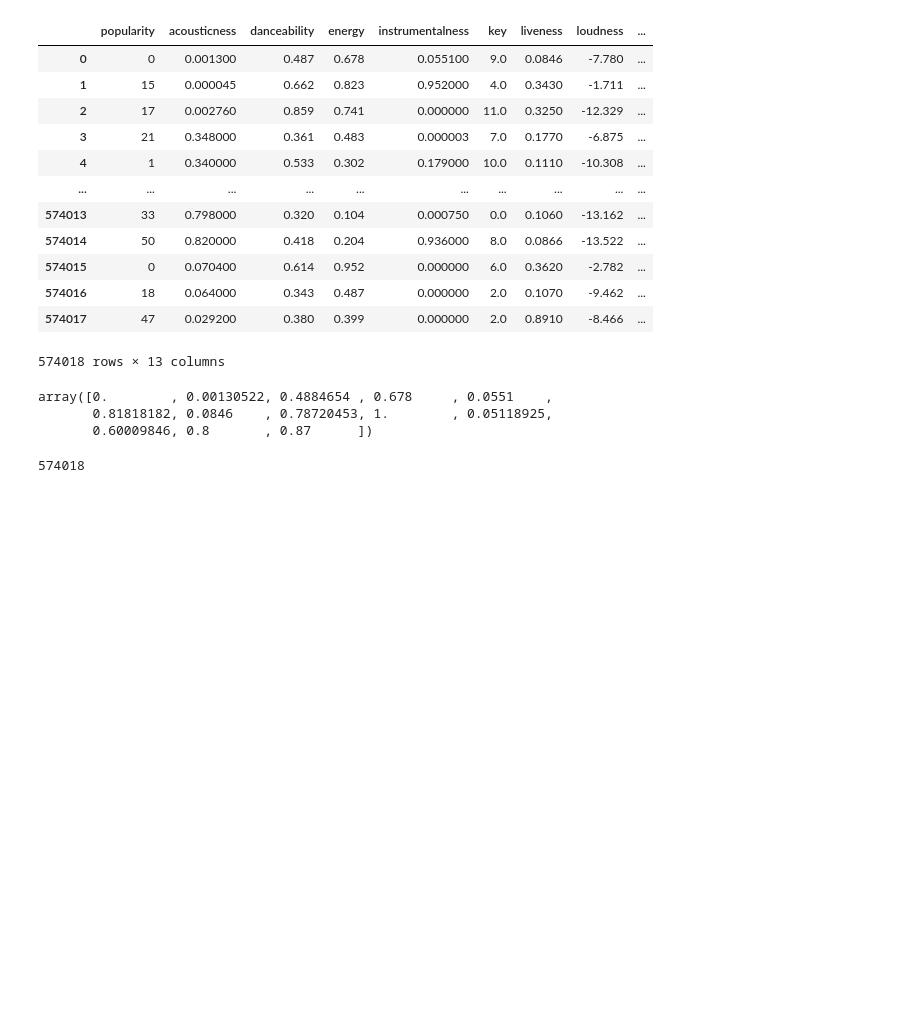
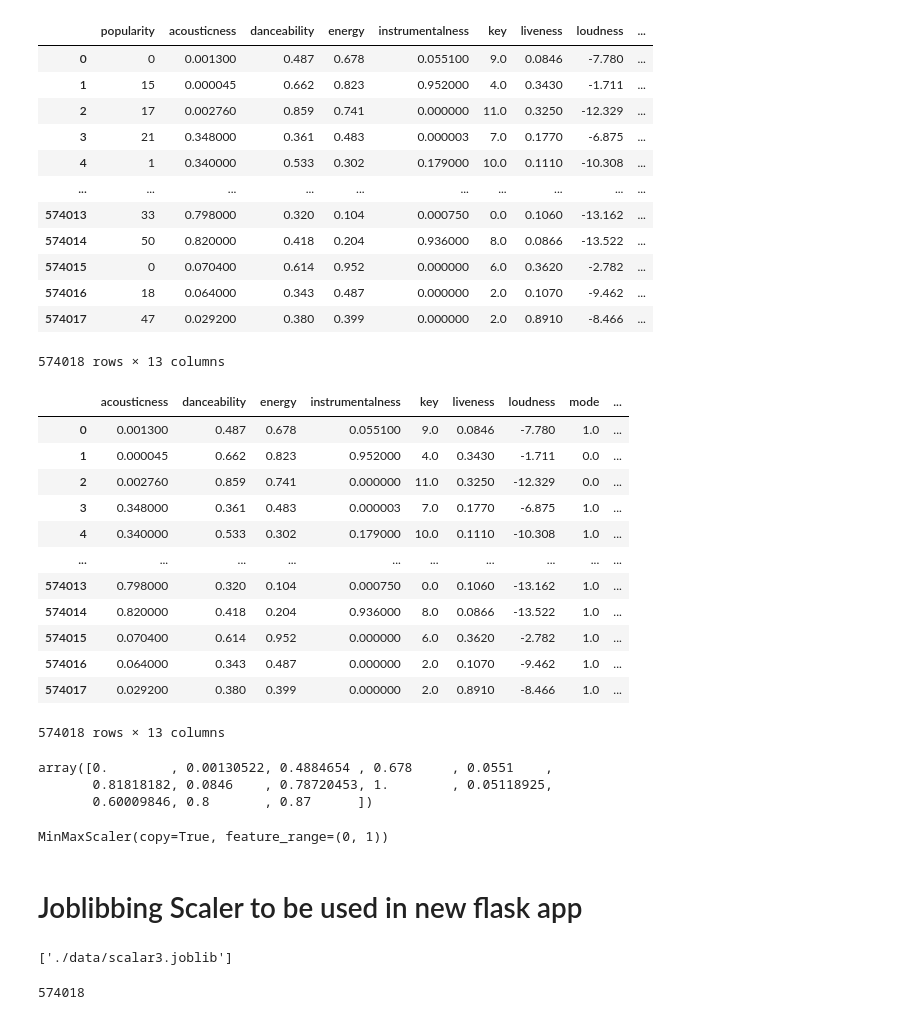
Before and after one commit to BloomTech-Labs/Music-Meteorologist-ds, a Jupyter notebook: model_notebooks/knn_model_v3_with_genre_filtering.ipynb, the cells around one changed output. Saved outputs shown, nothing was run; the diff lists cells and outputs as text; code cells hidden in the pictures; blank space fills up the shorter version.

Commit message:
pushing latest code slated for Flask staging process

```diff
--- a/model_notebooks/knn_model_v3_with_genre_filtering.ipynb
+++ b/model_notebooks/knn_model_v3_with_genre_filtering.ipynb
@@ -122,3 +120,21 @@ X[columns_for_scaling]
+# %%
+X_new = X[columns_for_scaling].reindex(sorted(X[columns_for_scaling].columns), axis=1)
+# %%
+X_new
+# %% [output]
+|  | acousticness | danceability | energy | instrumentalness | key | liveness | loudness | mode | ... |
+| 0 | 0.001300 | 0.487 | 0.678 | 0.055100 | 9.0 | 0.0846 | -7.780 | 1.0 | ... |
+| 1 | 0.000045 | 0.662 | 0.823 | 0.952000 | 4.0 | 0.3430 | -1.711 | 0.0 | ... |
+| 2 | 0.002760 | 0.859 | 0.741 | 0.000000 | 11.0 | 0.3250 | -12.329 | 0.0 | ... |
+| 3 | 0.348000 | 0.361 | 0.483 | 0.000003 | 7.0 | 0.1770 | -6.875 | 1.0 | ... |
+| 4 | 0.340000 | 0.533 | 0.302 | 0.179000 | 10.0 | 0.1110 | -10.308 | 1.0 | ... |
+| ... | ... | ... | ... | ... | ... | ... | ... | ... | ... |
+| 574013 | 0.798000 | 0.320 | 0.104 | 0.000750 | 0.0 | 0.1060 | -13.162 | 1.0 | ... |
+| 574014 | 0.820000 | 0.418 | 0.204 | 0.936000 | 8.0 | 0.0866 | -13.522 | 1.0 | ... |
+| 574015 | 0.070400 | 0.614 | 0.952 | 0.000000 | 6.0 | 0.3620 | -2.782 | 1.0 | ... |
+| 574016 | 0.064000 | 0.343 | 0.487 | 0.000000 | 2.0 | 0.1070 | -9.462 | 1.0 | ... |
+| 574017 | 0.029200 | 0.380 | 0.399 | 0.000000 | 2.0 | 0.8910 | -8.466 | 1.0 | ... |
+574018 rows × 13 columns
 # %%
 # instantiating scaler
 scaler = MinMaxScaler()
@@ -132,6 +149,16 @@ data_scaled[0]
 array([0.        , 0.00130522, 0.4884654 , 0.678     , 0.0551    ,
        0.81818182, 0.0846    , 0.78720453, 1.        , 0.05118925,
        0.60009846, 0.8       , 0.87      ])
+# %%
+data_fitted
+# %% [output]
+MinMaxScaler(copy=True, feature_range=(0, 1))
+# %% [markdown]
+# Joblibbing Scaler to be used in new flask app
+# %%
+dump(data_fitted,"./data/scalar3.joblib",compress=True)
+# %% [output]
+['./data/scalar3.joblib']
 # %%
 # pd.DataFrame(data_scaled,columns=X[columns_for_scaling].columns).hist(figsize=(8,8), normed=True);
 # %%
```
Also changed, not shown: parts of 6 cells of this notebook, 6 other files.
